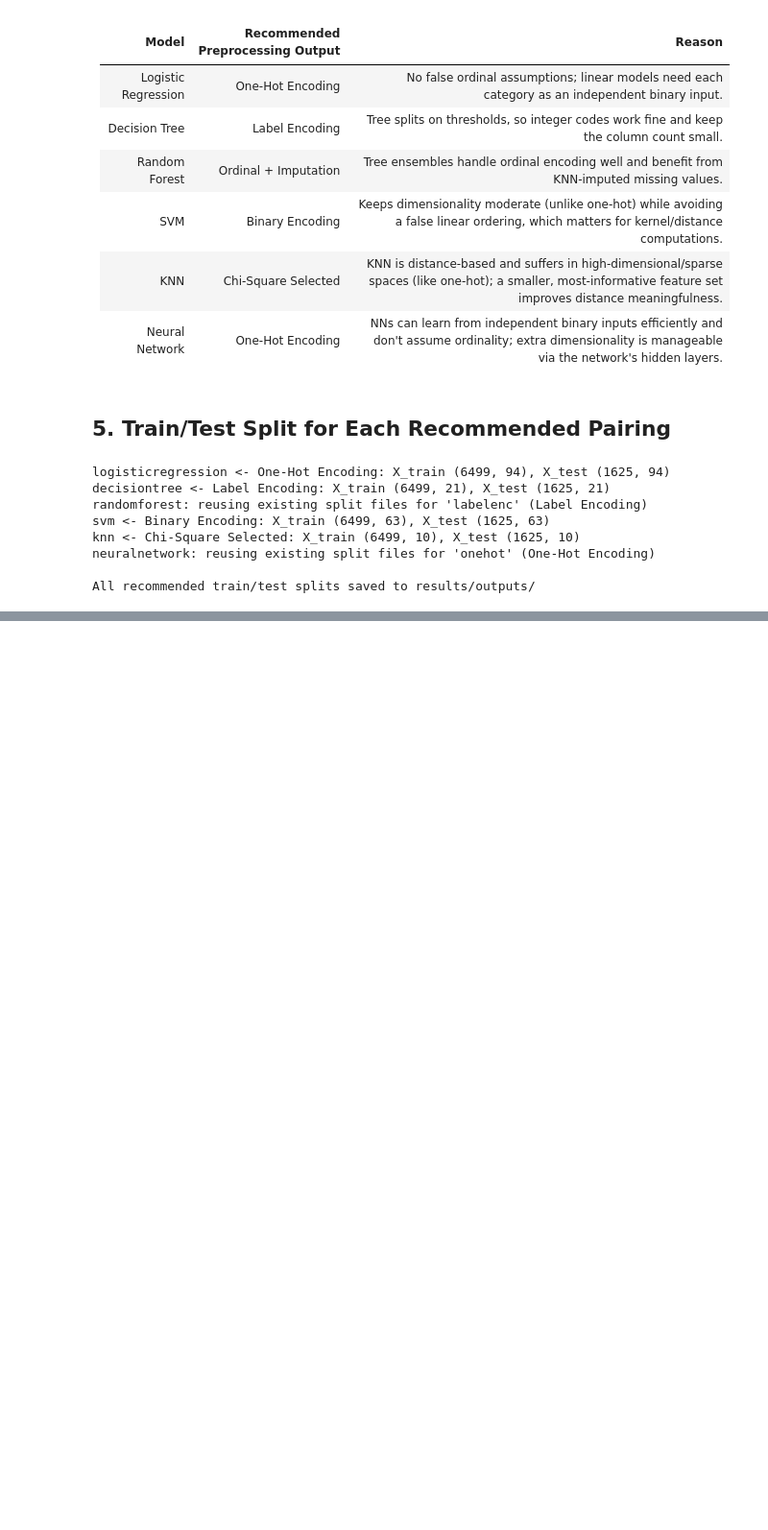
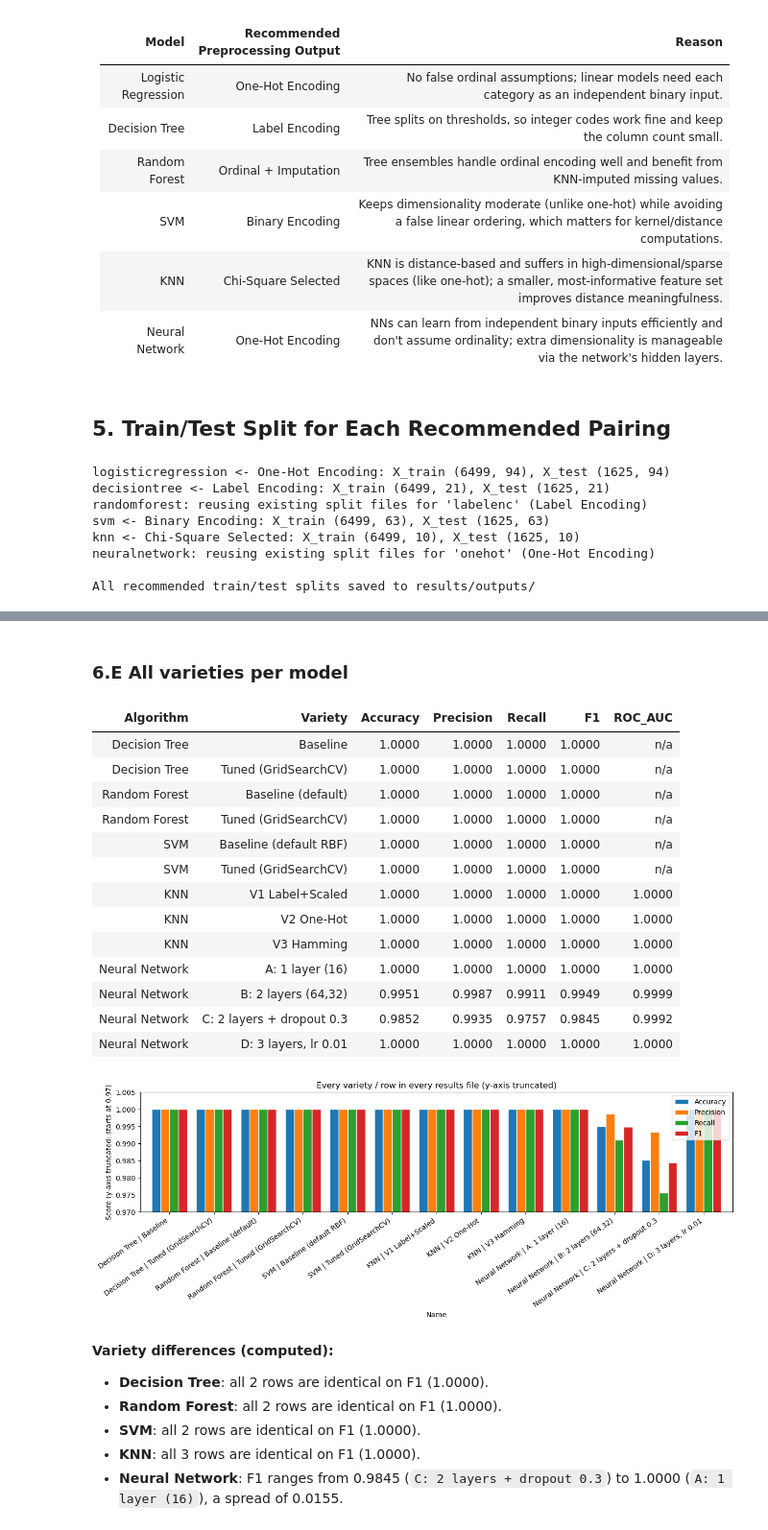
Before and after one commit to Tharaniben/2026-Y2-S1-MLB-B7G1-03, a Jupyter notebook: group_pipeline.ipynb, the cells around one changed output, grey strips where cells are left out. Shown at 96% size. Cells and saved outputs as stored; diff of their text form; code cells hidden in the pictures; blank space fills up the shorter version.

```diff
--- a/group_pipeline.ipynb
+++ b/group_pipeline.ipynb
@@ -132,0 +347,49 @@ All recommended train/test splits saved to results/outputs/
+# %% [markdown]
+### 6.E All varieties per model
+# %%
+VAR = ALL[['Algorithm', 'Variety'] + METRICS + ['ROC_AUC']].copy()
+display(VAR.style.format({m: '{:.4f}' for m in METRICS + ['ROC_AUC']}, na_rep='n/a').hide(axis='index'))
+
+VAR['Name'] = VAR['Algorithm'] + ' | ' + VAR['Variety'].astype(str)
+vplot = VAR.set_index('Name')[METRICS]
+vmin = max(0.0, np.floor((vplot.values.min() - 0.005) * 100) / 100)
+ax = vplot.plot(kind='bar', figsize=(13, 5), width=0.8, edgecolor='white')
+ax.set_ylim(vmin, 1.005)
+ax.set_ylabel(f'Score (y-axis truncated: starts at {vmin:.2f})')
+ax.set_title('Every variety / row in every results file (y-axis truncated)')
+plt.xticks(rotation=35, ha='right'); plt.tight_layout(); plt.show()
+
+# Which varieties differ within each file?
+notes = []
+for algo, g in VAR.groupby('Algorithm', sort=False):
+    if len(g) < 2:
+        continue
+    spread = (g['F1'].max() - g['F1'].min())
+    if spread < 1e-9:
+        notes.append(f"- **{algo}**: all {len(g)} rows are identical on F1 ({g['F1'].iloc[0]:.4f}).")
+    else:
+        lo, hi = g.loc[g['F1'].idxmin()], g.loc[g['F1'].idxmax()]
+        notes.append(f"- **{algo}**: F1 ranges from {lo['F1']:.4f} (`{lo['Variety']}`) to {hi['F1']:.4f} (`{hi['Variety']}`), a spread of {spread:.4f}.")
+display(Markdown('**Variety differences (computed):**\n' + '\n'.join(notes)))
+# %% [output]
+| Algorithm | Variety | Accuracy | Precision | Recall | F1 | ROC_AUC |
+| Decision Tree | Baseline | 1.0000 | 1.0000 | 1.0000 | 1.0000 | n/a |
+| Decision Tree | Tuned (GridSearchCV) | 1.0000 | 1.0000 | 1.0000 | 1.0000 | n/a |
+| Random Forest | Baseline (default) | 1.0000 | 1.0000 | 1.0000 | 1.0000 | n/a |
+| Random Forest | Tuned (GridSearchCV) | 1.0000 | 1.0000 | 1.0000 | 1.0000 | n/a |
+| SVM | Baseline (default RBF) | 1.0000 | 1.0000 | 1.0000 | 1.0000 | n/a |
+| SVM | Tuned (GridSearchCV) | 1.0000 | 1.0000 | 1.0000 | 1.0000 | n/a |
+| KNN | V1 Label+Scaled | 1.0000 | 1.0000 | 1.0000 | 1.0000 | 1.0000 |
+| KNN | V2 One-Hot | 1.0000 | 1.0000 | 1.0000 | 1.0000 | 1.0000 |
+| KNN | V3 Hamming | 1.0000 | 1.0000 | 1.0000 | 1.0000 | 1.0000 |
+| Neural Network | A: 1 layer (16) | 1.0000 | 1.0000 | 1.0000 | 1.0000 | 1.0000 |
+| Neural Network | B: 2 layers (64,32) | 0.9951 | 0.9987 | 0.9911 | 0.9949 | 0.9999 |
+| Neural Network | C: 2 layers + dropout 0.3 | 0.9852 | 0.9935 | 0.9757 | 0.9845 | 0.9992 |
+| Neural Network | D: 3 layers, lr 0.01 | 1.0000 | 1.0000 | 1.0000 | 1.0000 | 1.0000 |
+[figure, added]
+**Variety differences (computed):**
+- **Decision Tree**: all 2 rows are identical on F1 (1.0000).
+- **Random Forest**: all 2 rows are identical on F1 (1.0000).
+- **SVM**: all 2 rows are identical on F1 (1.0000).
+- **KNN**: all 3 rows are identical on F1 (1.0000).
+- **Neural Network**: F1 ranges from 0.9845 (`C: 2 layers + dropout 0.3`) to 1.0000 (`A: 1 layer (16)`), a spread of 0.0155.
```
Also changed, not shown: parts of 15 cells of this notebook.
